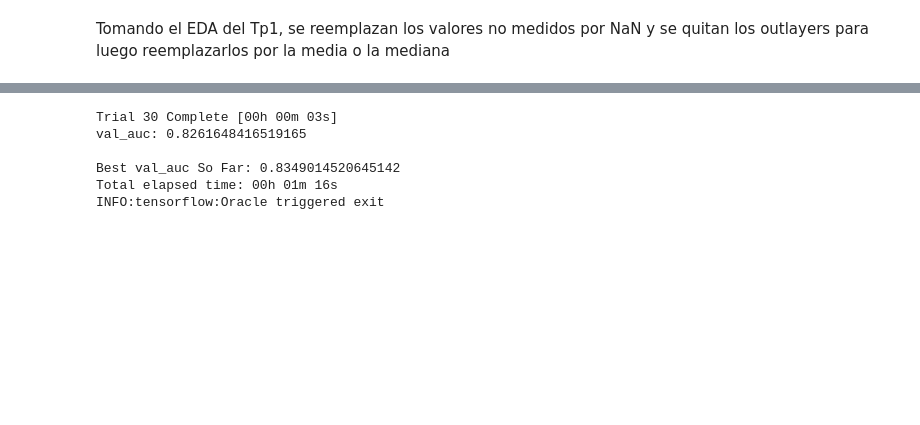
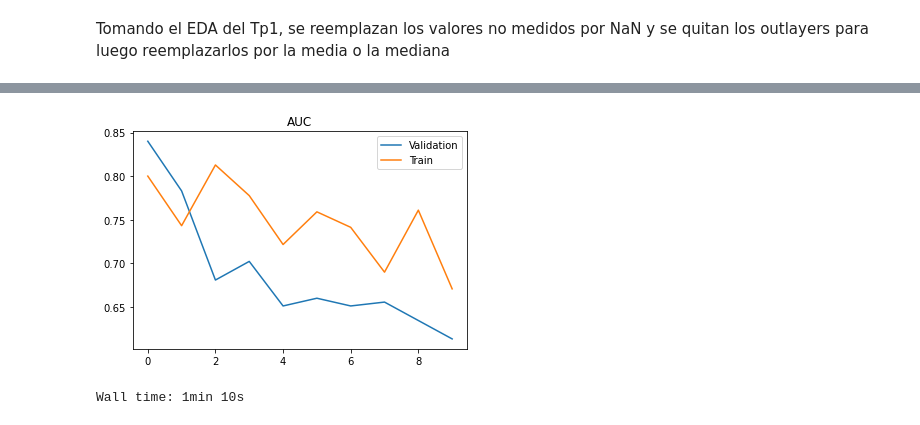
Before and after one commit to SantiAA/RN_TP2, a Jupyter notebook: src/EJ1/featrures_poly.ipynb, the cells around one changed output, grey strips where cells are left out. Drawn from its saved outputs; the diff is of its cells as text; code cells hidden in the pictures; blank space fills up the shorter version.

```diff
--- a/src/EJ1/featrures_poly.ipynb
+++ b/src/EJ1/featrures_poly.ipynb
@@ -152,3 +54,5 @@ zeros = [
     'Insulin',
     'BMI'
 ]
+x_df = df[['Pregnancies', 'Glucose', 'BloodPressure', 'SkinThickness', 'Insulin','BMI', 'DiabetesPedigreeFunction', 'Age']]
+y_df = df['Outcome']
@@ -158,4 +59,4 @@ y_data = df['Outcome']
 # %%
 # Split dataset into 15% test, 85% train
-x, x_test, y, y_test = train_test_split(x_data, y_data, test_size=0.15)
-x_train, x_valid, y_train, y_valid = train_test_split(x, y, test_size=0.15)
+x_temp, x_test, y_temp, y_test = train_test_split(x_df, y_df, test_size=0.15, random_state=0)
+x_train, x_valid, y_train, y_valid = train_test_split(x_temp, y_temp, test_size=0.15, random_state=0)
@@ -170,4 +63,9 @@ shape test (116, 8), (116,)
 # %%
+# Reemplazo los valores nulos y los outlayer
 x_train_clean, _data = replace_outliers_zeros(x_train, outlayers, zeros, mean_median=True)
 x_test_clean, _data = replace_outliers_zeros(x_test, outlayers, zeros, mean_median=True, data_to_replace=_data)
 x_valid_clean, _data = replace_outliers_zeros(x_valid, outlayers, zeros, mean_median=True, data_to_replace=_data)
+# Normalizo los datasets
+x_train_norm, _norm_dict = normalize(x_train_clean, None)
+x_valid_norm, _norm_dict = normalize(x_valid_clean, _norm_dict)
+x_test_norm, _norm_dict = normalize(x_test_clean, _norm_dict)
@@ -190,44 +99,44 @@ x_train_clean.describe()
 # %%
-poly_order = 10
+max_poly_order = 10
 # %%
-pyly_score = {}
+%%time
+train_score = [0.8]
+validation_score = [0.84]
+all_metrics = {}
 
-for i in range(2,poly_order):
+for i in range(2,max_poly_order+1):
+
     poly = PolynomialFeatures(degree=i)
-    pol_x_train = poly.fit_transform(x_train_clean)
-    pol_x_valid = poly.fit_transform(x_valid_clean)
+    pol_x_train = poly.fit_transform(x_train_norm)
+    pol_x_valid = poly.fit_transform(x_valid_norm)
 
-    def model_builder(hp):
-        model = Sequential()
-        model.add(Dense(units=1, activation='sigmoid', input_shape=(pol_x_train.shape[1],)))
+    poly_checkpoint_callback = ModelCheckpoint(filepath=join(checkpoints_path, 'poly_{}'.format(i)),
+                                                  save_weights_only=True,
+                                                  monitor='val_auc',
+                                                  mode='max',
+                                                  save_best_only=True)
 
-        # Optimizadores a porbar
-        optimizer_type = hp.Choice('optimizer_type', values=['SGD', 'Adam'])
-        # Hyperparametros para porbar en el optimizador
-        _learning_rate_ = hp.Float('learning_rate', min_value=1e-3, max_value=3.3, sampling='LOG')
-        _momentum_ = hp.Choice('momentum', values=[0.5, 0.75, 0.85, 0.9, 0.99, 0.999])
+    poly_model = Sequential()
+    poly_model.add(Dense(units=1, activation='sigmoid', input_shape=(pol_x_train.shape[1],)))
+    poly_model.compile(optimizer=SGD(learning_rate=4.7, momentum=0.999), loss=BinaryCrossentropy(), metrics=[AUC(name='auc')])
 
-        if optimizer_type == 'SGD':
-            _optimizer_ = SGD(learning_rate=_learning_rate_, momentum=_momentum_)
-        else:
-            _optimizer_ = Adam(learning_rate=_learning_rate_)
+    history = poly_model.fit(pol_x_train, y_train, epochs=100, validation_data=(pol_x_valid, y_valid), callbacks=[poly_checkpoint_callback],
+                             verbose=1)
 
-        _metrics_ = [AUC()]
-        _loss_ = BinaryCrossentropy(from_logits=True)
+    # Cargo el mejor modelo entrenado
+    poly_model.load_weights(join(checkpoints_path, 'poly_{}'.format(i)))
+    metrics = verify_model(poly_model, pol_x_train, y_train, pol_x_valid, y_valid)
+    # Guardo las metricas de cada orden para comparar
+    all_metrics[i] = metrics
+    train_score.append(metrics['AUC ROC'][0])
+    validation_score.append(metrics['AUC ROC'][1])
+    clear_output(wait=True)
 
-        model.compile(optimizer=_optimizer_,
-                      loss=_loss_,
-                      metrics=_metrics_)
-
-        return model
-
-    best_model, hist, hyperparams = run_tunner("feature_poly_{}".format(i), model_builder, pol_x_train, y_train, pol_x_valid, y_valid)
-    a, b = verify_model(best_model, pol_x_train, y_train, pol_x_valid, y_valid)
-    pyly_score[i] = [a, b]
+plt.plot(validation_score, label='Validation')
+plt.plot(train_score, label='Train')
+plt.title('AUC')
+plt.legend(loc='best')
+plt.show()
 # %% [output]
+[figure, added]
-Trial 30 Complete [00h 00m 03s]
-val_auc: 0.8261648416519165
-
-Best val_auc So Far: 0.8349014520645142
-Total elapsed time: 00h 01m 16s
-INFO:tensorflow:Oracle triggered exit
+Wall time: 1min 10s
```
Also changed, not shown: parts of 40 cells of this notebook, 3 other files.
